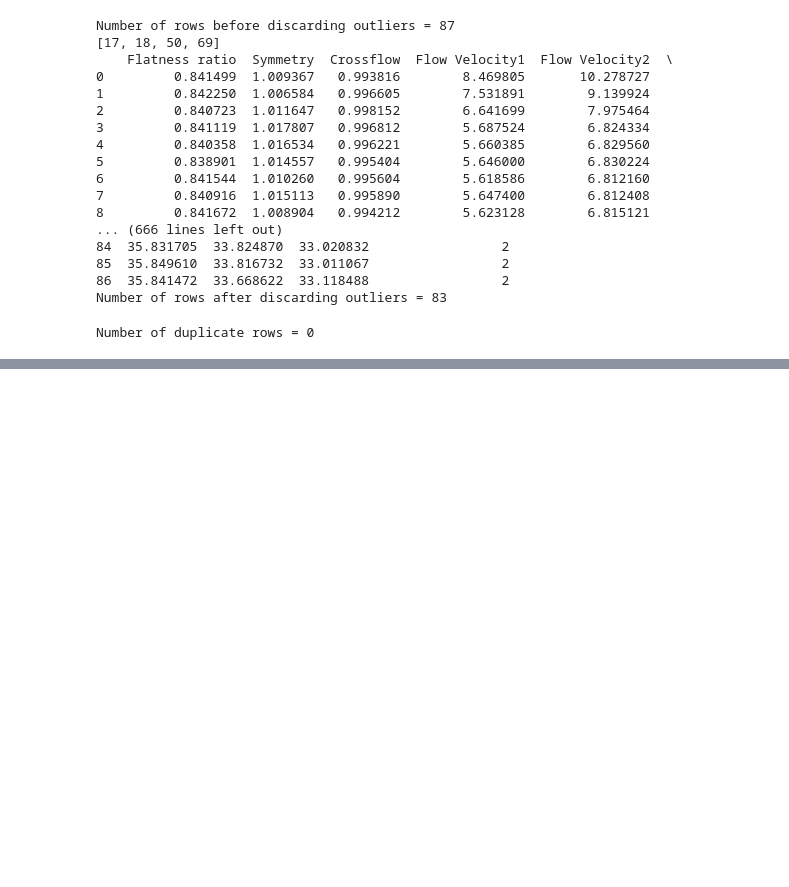
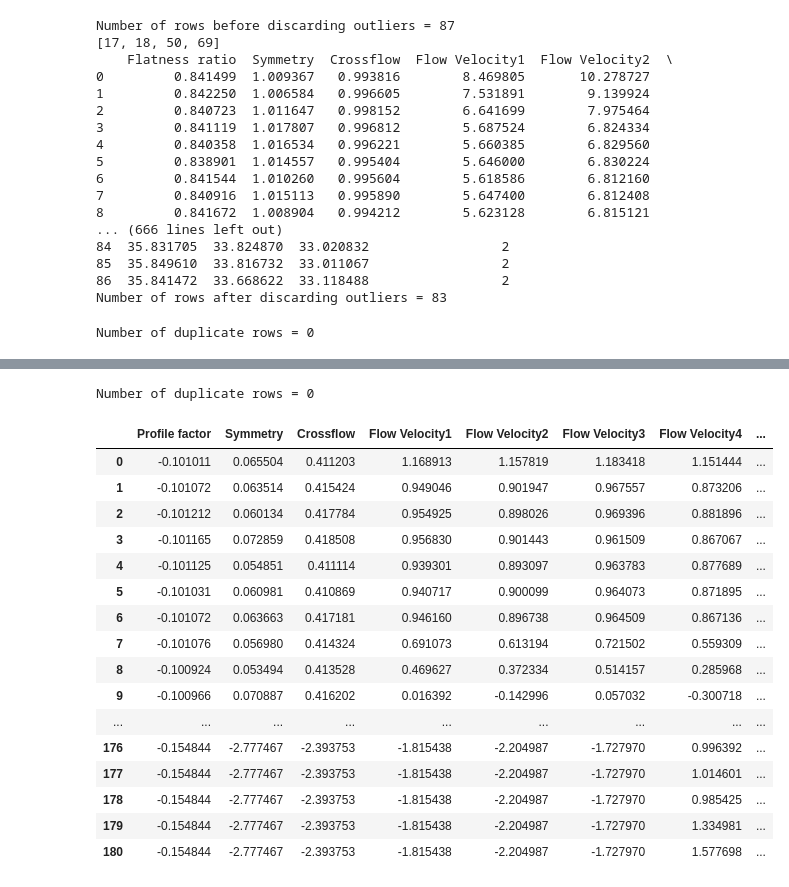
Before and after one commit to josh-huang/CSC3005-DataAnalytics-Project, a Jupyter notebook: data_cleaning.ipynb, the cells around one changed output, grey strips where cells are left out. Cells and saved outputs as stored; diff of their text form; code cells hidden in the pictures; blank space fills up the shorter version.

```diff
--- a/data_cleaning.ipynb
+++ b/data_cleaning.ipynb
@@ -160,0 +227,31 @@ Number of duplicate rows = 0
+# %%
+dups = tableB.duplicated()
+print('Number of duplicate rows = %d' % (dups.sum()))
+# %% [output]
+Number of duplicate rows = 0
+# %%
+%matplotlib inline
+# tableA.boxplot(figsize=(10,3))
+tableC2 = tableC.drop(['Class Attruibute'],axis=1)
+pd.set_option('display.max_columns', None)
+pd.set_option('display.max_rows', None)
+Z = (tableC2-tableC2.mean())/tableC2.std() # get z score
+Z
+# %% [output]
+|  | Profile factor | Symmetry | Crossflow | Flow Velocity1 | Flow Velocity2 | Flow Velocity3 | Flow Velocity4 | ... |
+| 0 | -0.101011 | 0.065504 | 0.411203 | 1.168913 | 1.157819 | 1.183418 | 1.151444 | ... |
+| 1 | -0.101072 | 0.063514 | 0.415424 | 0.949046 | 0.901947 | 0.967557 | 0.873206 | ... |
+| 2 | -0.101212 | 0.060134 | 0.417784 | 0.954925 | 0.898026 | 0.969396 | 0.881896 | ... |
+| 3 | -0.101165 | 0.072859 | 0.418508 | 0.956830 | 0.901443 | 0.961509 | 0.867067 | ... |
+| 4 | -0.101125 | 0.054851 | 0.411114 | 0.939301 | 0.893097 | 0.963783 | 0.877689 | ... |
+| 5 | -0.101031 | 0.060981 | 0.410869 | 0.940717 | 0.900099 | 0.964073 | 0.871895 | ... |
+| 6 | -0.101072 | 0.063663 | 0.417181 | 0.946160 | 0.896738 | 0.964509 | 0.867136 | ... |
+| 7 | -0.101076 | 0.056980 | 0.414324 | 0.691073 | 0.613194 | 0.721502 | 0.559309 | ... |
+| 8 | -0.100924 | 0.053494 | 0.413528 | 0.469627 | 0.372334 | 0.514157 | 0.285968 | ... |
+| 9 | -0.100966 | 0.070887 | 0.416202 | 0.016392 | -0.142996 | 0.057032 | -0.300718 | ... |
+| ... | ... | ... | ... | ... | ... | ... | ... | ... |
+| 176 | -0.154844 | -2.777467 | -2.393753 | -1.815438 | -2.204987 | -1.727970 | 0.996392 | ... |
+| 177 | -0.154844 | -2.777467 | -2.393753 | -1.815438 | -2.204987 | -1.727970 | 1.014601 | ... |
+| 178 | -0.154844 | -2.777467 | -2.393753 | -1.815438 | -2.204987 | -1.727970 | 0.985425 | ... |
+| 179 | -0.154844 | -2.777467 | -2.393753 | -1.815438 | -2.204987 | -1.727970 | 1.334981 | ... |
+| 180 | -0.154844 | -2.777467 | -2.393753 | -1.815438 | -2.204987 | -1.727970 | 1.577698 | ... |
```
Also changed, not shown: parts of 7 cells of this notebook, 2 other files.
